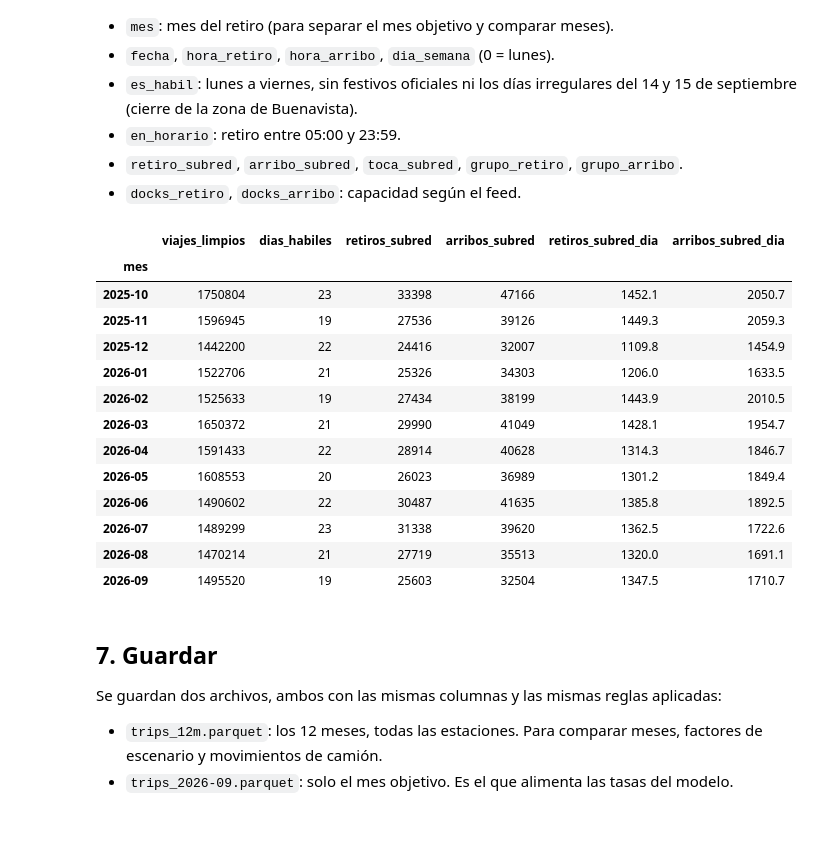
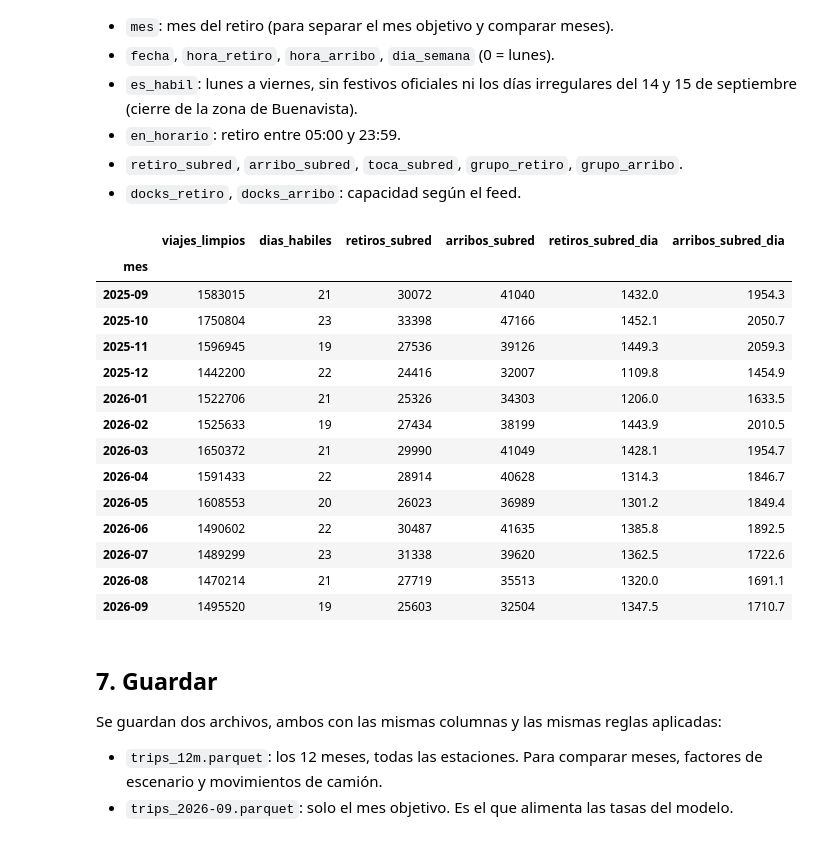
Before and after one commit to roquemorales22u/ECOBICI---STOCHASTIC---OPTIMIZATION, a Jupyter notebook: data_cleaning.ipynb, the cells around one changed output. Saved outputs shown, nothing was run; the diff lists cells and outputs as text; code cells hidden in the pictures.

```diff
--- a/data_cleaning.ipynb
+++ b/data_cleaning.ipynb
@@ -27,10 +27,11 @@ DIR_TABLAS = Path("outputs/tablas")
 RUTA_ESTACIONES = Path("data/raw/station_information.json")
 
 MES_PRINCIPAL = "2026-09"
-INICIO, FIN = "2025-10-01", "2026-10-01"     # ventana de 12 meses por fecha de retiro
+INICIO, FIN = "2025-09-01", "2026-10-01"
 
 BASE = "https://ecobici.cdmx.gob.mx/wp-content/uploads"
 URLS = {
+    "2025-09": f"{BASE}/2025/10/2025-09.csv",
     "2025-10": f"{BASE}/2025/11/2025-10-1.csv",
     "2025-11": f"{BASE}/2025/12/2025-11.csv",
     "2025-12": f"{BASE}/2026/01/2025-12.csv",
@@ -298,8 +302,9 @@ No se elimina ninguna fila: se agregan columnas para filtrar con máscaras.
 - `retiro_subred`, `arribo_subred`, `toca_subred`, `grupo_retiro`, `grupo_arribo`.
 - `docks_retiro`, `docks_arribo`: capacidad según el feed.
 # %%
-FESTIVOS = pd.to_datetime(["2025-11-17", "2025-12-25", "2026-01-01", "2026-02-02",
+FESTIVOS = pd.to_datetime(["2025-09-16", "2025-11-17", "2025-12-25", "2026-01-01", "2026-02-02",
                            "2026-03-16", "2026-05-01", "2026-09-16"])
+
 DIAS_IRREGULARES = pd.to_datetime(["2026-09-14", "2026-09-15"])
 
 df["mes"] = df["retiro"].dt.strftime("%Y-%m").astype("category")
@@ -308,33 +313,34 @@ df["hora_retiro"] = df["retiro"].dt.hour.astype("int8")
 df["hora_arribo"] = df["arribo"].dt.hour.astype("int8")
 df["dia_semana"] = df["retiro"].dt.day_of_week.astype("int8")
 
 df["es_habil"] = (df["dia_semana"] < 5) & ~df["fecha"].isin(FESTIVOS) & ~df["fecha"].isin(DIAS_IRREGULARES)
 df["en_horario"] = df["hora_retiro"].between(5, 23)
 
 df["retiro_subred"] = df[COL_RETIRO].isin(SUBRED)
 df["arribo_subred"] = df[COL_ARRIBO].isin(SUBRED)
 df["toca_subred"] = df["retiro_subred"] | df["arribo_subred"]
 df["grupo_retiro"] = df[COL_RETIRO].astype(str).map(SUBRED).fillna("Fuera").astype("category")
 df["grupo_arribo"] = df[COL_ARRIBO].astype(str).map(SUBRED).fillna("Fuera").astype("category")
 
 capacidad = estaciones.set_index("short_name")["capacity"]
 df["docks_retiro"] = df[COL_RETIRO].astype(str).map(capacidad).astype("int16")
 df["docks_arribo"] = df[COL_ARRIBO].astype(str).map(capacidad).astype("int16")
 
 # Resumen por mes: insumo de los factores de escenario
 habil = df.es_habil & df.en_horario
 resumen_meses = pd.DataFrame({
     "viajes_limpios": df.groupby("mes", observed=True).size(),
     "dias_habiles": df[df.es_habil].groupby("mes", observed=True)["fecha"].nunique(),
     "retiros_subred": df[habil & df.retiro_subred].groupby("mes", observed=True).size(),
     "arribos_subred": df[habil & df.arribo_subred].groupby("mes", observed=True).size(),
 })
 resumen_meses["retiros_subred_dia"] = (resumen_meses.retiros_subred / resumen_meses.dias_habiles).round(1)
 resumen_meses["arribos_subred_dia"] = (resumen_meses.arribos_subred / resumen_meses.dias_habiles).round(1)
 resumen_meses
 # %% [output]
 |  | viajes_limpios | dias_habiles | retiros_subred | arribos_subred | retiros_subred_dia | arribos_subred_dia |
 | mes |  |  |  |  |  |  |
+| 2025-09 | 1583015 | 21 | 30072 | 41040 | 1432.0 | 1954.3 |
 | 2025-10 | 1750804 | 23 | 33398 | 47166 | 1452.1 | 2050.7 |
 | 2025-11 | 1596945 | 19 | 27536 | 39126 | 1449.3 | 2059.3 |
 | 2025-12 | 1442200 | 22 | 24416 | 32007 | 1109.8 | 1454.9 |
```
Also changed, not shown: parts of 6 cells of this notebook, 1 other file.
